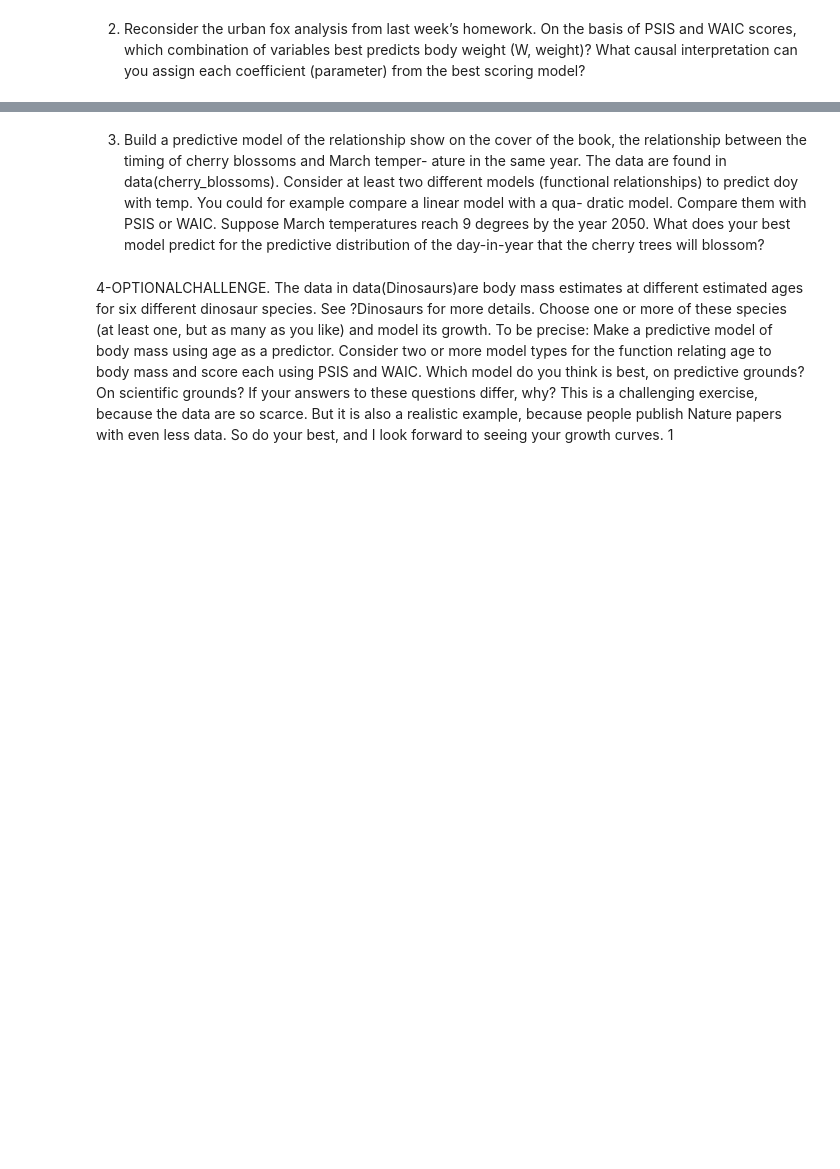
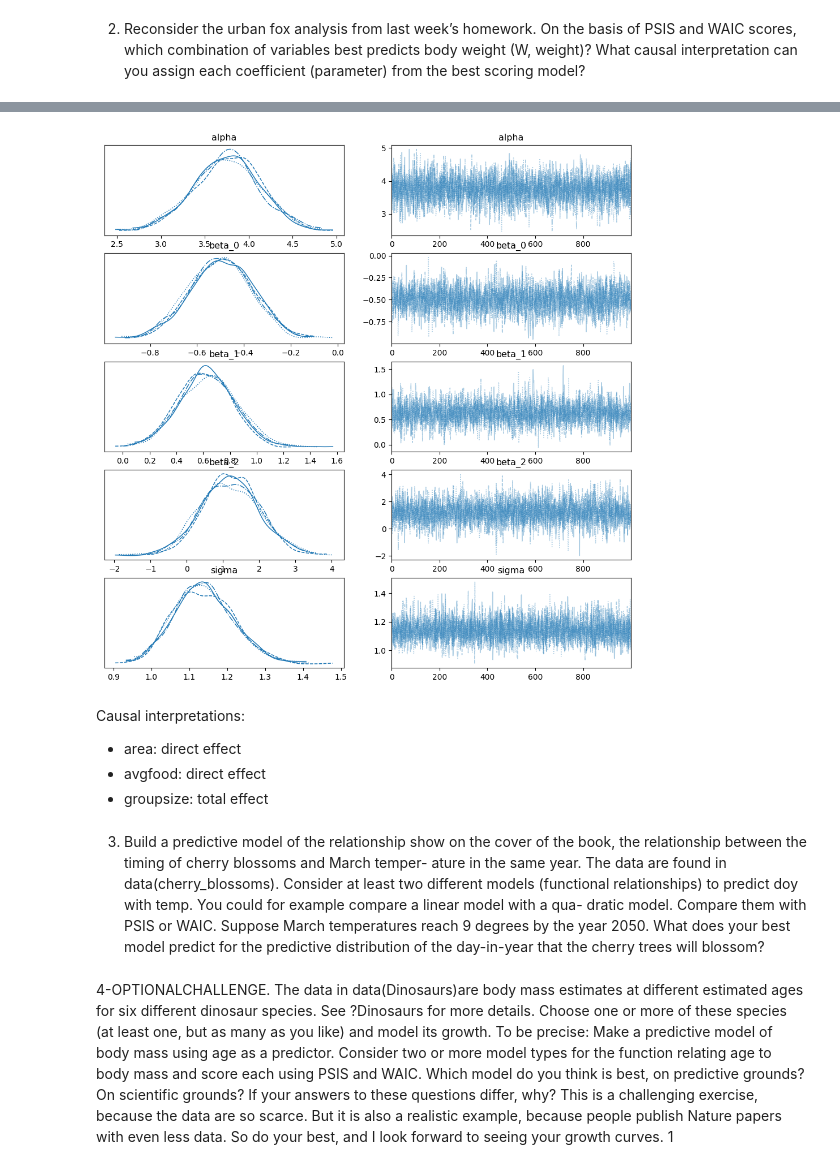
Before and after one commit to david26694/stats-rethinking, a Jupyter notebook: week04/exercises.ipynb, the cells around one changed output, grey strips where cells are left out. Cells and saved outputs as stored; diff of their text form; code cells hidden in the pictures; blank space fills up the shorter version.

Commit message:
week 4 exercises

```diff
--- a/week04/exercises.ipynb
+++ b/week04/exercises.ipynb
@@ -10,3 +110,18 @@ correct causal inference?
 basis of PSIS and WAIC scores, which combination of variables best predicts
 body weight (W, weight)? What causal interpretation can you assign each
 coefficient (parameter) from the best scoring model?
+# %%
+foxes = pd.read_csv(Path('week03') /'foxes.csv', sep=";")
+# %%
+from itertools import combinations
+from itertools import chain
+
+# All subsets of a list, except the empty set
+def subsets(lst):
+    return chain(*map(lambda x: combinations(lst, x), range(1, len(lst)+1)))
+subsets_cols = list(subsets(["groupsize", "area", "avgfood"]))
+
+# create dictionary of subsets
+subsets_dict = {}
+for i in subsets_cols:
+    subsets_dict["_".join(i)] = i
@@ -12,0 +147,24 @@ coefficient (parameter) from the best scoring model?
+# %%
+models = {}
+traces = {}
+for key, cols in subsets_dict.items():
+    print(key, cols)
+
+    with pm.Model() as models[key]:
+        # Priors for unknown model parameters
+        alpha = pm.Normal("alpha", mu=0, sigma=1)
+        betas = []
+        for i in range(3):
+            betas.append(pm.Normal(f"beta_{i}", mu=0, sigma=1))
+        sigma = pm.Exponential("sigma", 1)
+
+        # Expected value of outcome
+        mu = alpha
+        for i, col in enumerate(cols):
+            mu += betas[i] * foxes[col].values
+
+        # Likelihood (sampling distribution) of observations
+        happiness_like = pm.Normal("happiness_like", mu=mu, sigma=sigma, observed=foxes.weight.values)
+
+        # Inference!
+        traces[key] = pm.sample(1000, tune=1000)
@@ -13,3 +262,13 @@ coefficient (parameter) from the best scoring model?
+# %%
+with models["groupsize_area_avgfood"]:
+    pm.traceplot(traces["groupsize_area_avgfood"], figsize=(12, 12))
+# %% [output]
+[figure, added]
+# %% [markdown]
+Causal interpretations:
+* area: direct effect
+* avgfood: direct effect
+* groupsize: total effect
 # %% [markdown]
 3. Build a predictive model of the relationship show on the cover of the book,
 the relationship between the timing of cherry blossoms and March temper-
```
Also changed, not shown: parts of 11 cells of this notebook, 3 other files.
